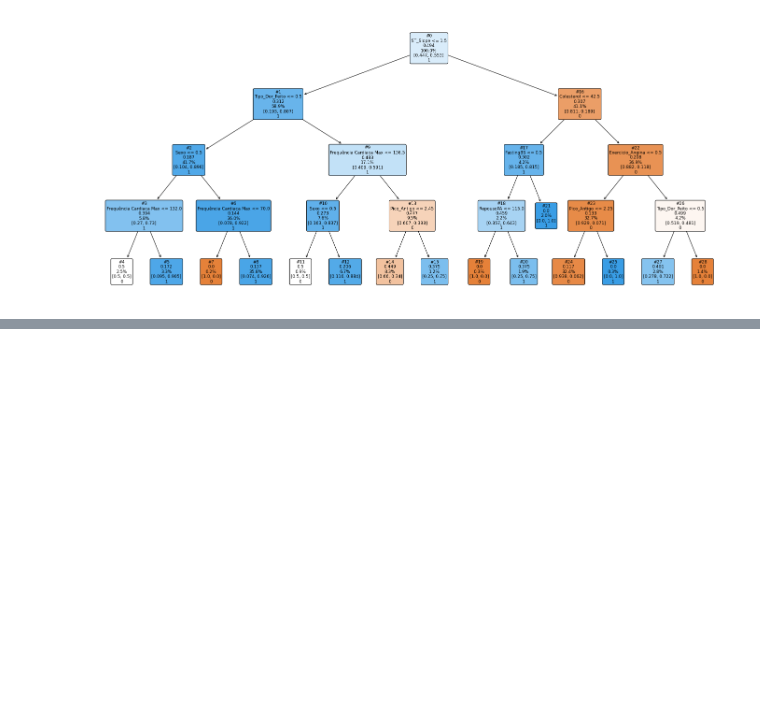
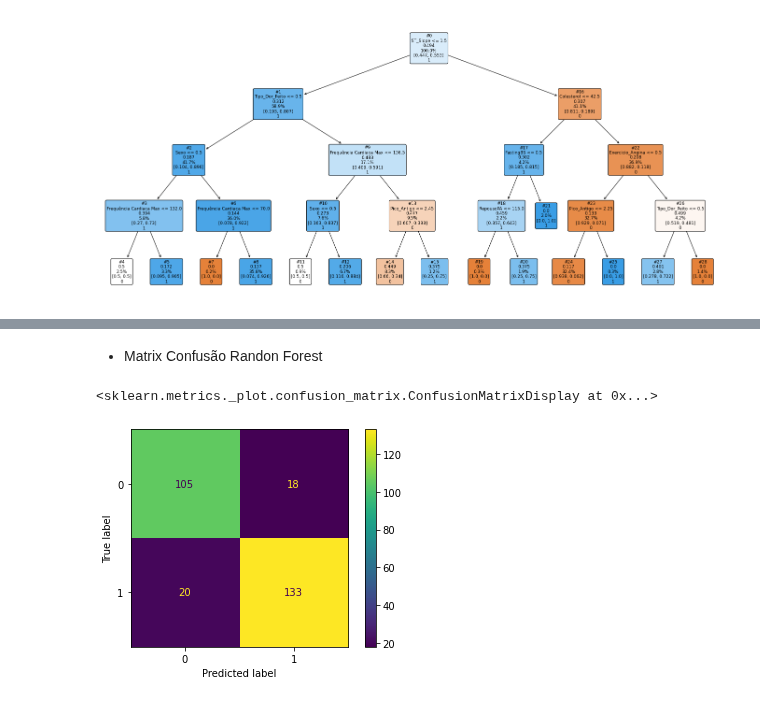
Before and after one commit to patrickpiccini/heart-failure-prediction, a Jupyter notebook: heart_failure_prediction.ipynb, the cells around one changed output, grey strips where cells are left out. Saved outputs shown, nothing was run; the diff lists cells and outputs as text; code cells hidden in the pictures; blank space fills up the shorter version.

```diff
--- a/heart_failure_prediction.ipynb
+++ b/heart_failure_prediction.ipynb
@@ -264,0 +322,6 @@ print(classification_report(y_train, predicao))
+# %%
+prediction_rf = rf.predict(X_test)
+
+accuracy = accuracy_score(y_test, prediction_rf)
+print('Valor Acuracia: ',accuracy)
+print(classification_report(y_test, prediction_rf))
@@ -264,0 +338,9 @@ print(classification_report(y_train, predicao))
+# %% [markdown]
+- Matrix Confusão Randon Forest
+# %%
+cm = confusion_matrix(y_test, prediction_rf)
+disp = ConfusionMatrixDisplay(confusion_matrix=cm)
+disp.plot()
+# %% [output]
+<sklearn.metrics._plot.confusion_matrix.ConfusionMatrixDisplay at 0x...>
+[figure, added]
```
Also changed, not shown: parts of 16 cells of this notebook.
